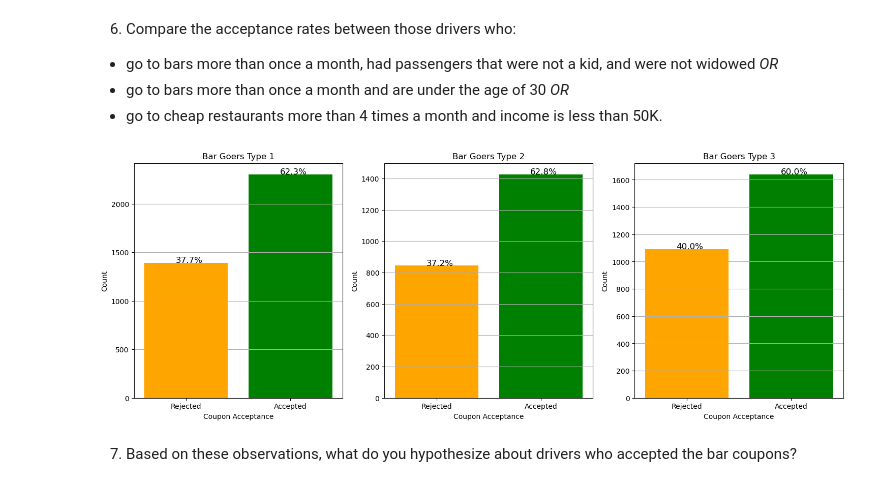
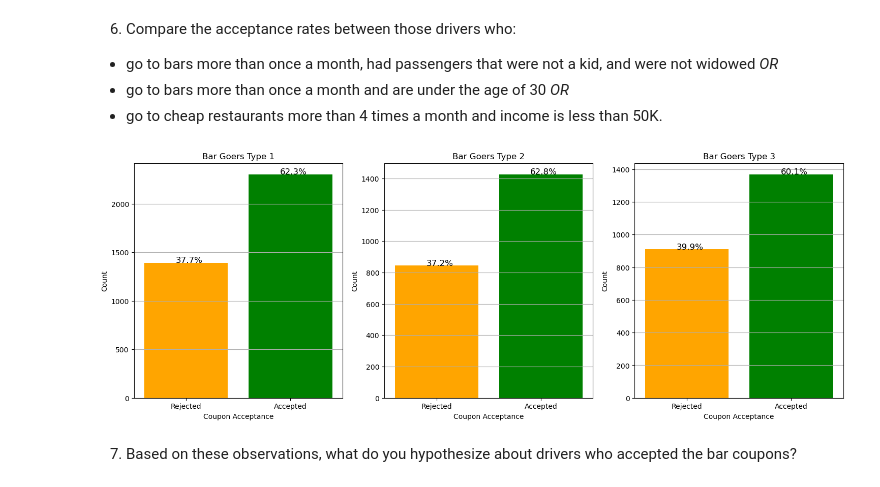
Before and after one commit to lenguyen8888/Berkeley_ML_AI_Assignment5_1, a Jupyter notebook: prompt.ipynb, the cells around one changed output. Drawn from its saved outputs; the diff is of its cells as text; code cells hidden in the pictures.

Commit message:
Add code to clean up 'income' data field and drop the column after conversion

```diff
--- a/prompt.ipynb
+++ b/prompt.ipynb
@@ -161,6 +161,33 @@ def fix_age_field(data_frame):
 
 fix_age_field(data)
 
+import re
+
+def parse_income(row):
+    income = row['income']
+    if '-' in income:
+        # Format: "$75000 - $87499"
+        income_min, income_max = map(int, re.findall(r'\d+', income))
+    elif 'Less than' in income:
+        # Format: "Less than $xxx"
+        income_min = 0
+        income_max = int(re.findall(r'\d+', income)[0])
+    elif 'or More' in income:
+        # Format: "$xxx or More"
+        income_min = int(re.findall(r'\d+', income)[0])
+        income_max = 999999
+    else:
+        # If format is not recognized, set to None
+        assert False, f"Unknown income format: {income}"
+        income_min, income_max = None, None
+    return pd.Series([income_min, income_max])
+
+# Apply the function to the DataFrame
+data[['income_min', 'income_max']] = data.apply(parse_income, axis=1)
+
+# Drop the original 'income' column
+data = data.drop(columns=['income'])
+
 # Print row, column count after deciding on missing values
 print("Number of rows and columns after deciding on missing values:")
 print(data.shape)
@@ -332,29 +361,29 @@ coupon_bar_plot(bar_data, ax[1], 'All Bar Coupons')
 # %%
 # Create 3 subplots side by side
 fig, ax = plt.subplots(1, 3, figsize=(18, 6))
 
 # Filter data for bar goers who go to bars more than once a month,
 # had passengers that were not a kid, and were not widowed
 bar_goer_type1 = data[data['Bar'].isin(['1~3', '4~8', 'gt8']) &
                       (data['passanger'] != 'Kid(s)') &
                       (data['maritalStatus'] != "Widowed")]
 
 # Filter data for bar goers who go to bars more than once a month
 # and are under the age of 30
 bar_goer_type2 = data[data['Bar'].isin(['1~3', '4~8', 'gt8']) &
                       (data['age'] < 30)]
 
 # Filter data for those who go to cheap restaurants more than
 # 4 times a month and income is less than 50K
 bar_goer_type3 = data[data['RestaurantLessThan20'].isin(['4~8', 'gt8']) &
-                      (data['income'] < '$50000')]
+                      (data['income_min'] < 50000)]
 
 # Plot bar data for each type of bar goer
 coupon_bar_plot(bar_goer_type1, ax[0], 'Bar Goers Type 1')
 coupon_bar_plot(bar_goer_type2, ax[1], 'Bar Goers Type 2')
 coupon_bar_plot(bar_goer_type3, ax[2], 'Bar Goers Type 3')
 # %% [output]
-[figure, old version]
+[figure, new version]
 # %% [markdown]
 7.  Based on these observations, what do you hypothesize about drivers who accepted the bar coupons?
 # %%
```
Also changed, not shown: parts of 1 cell of this notebook.
